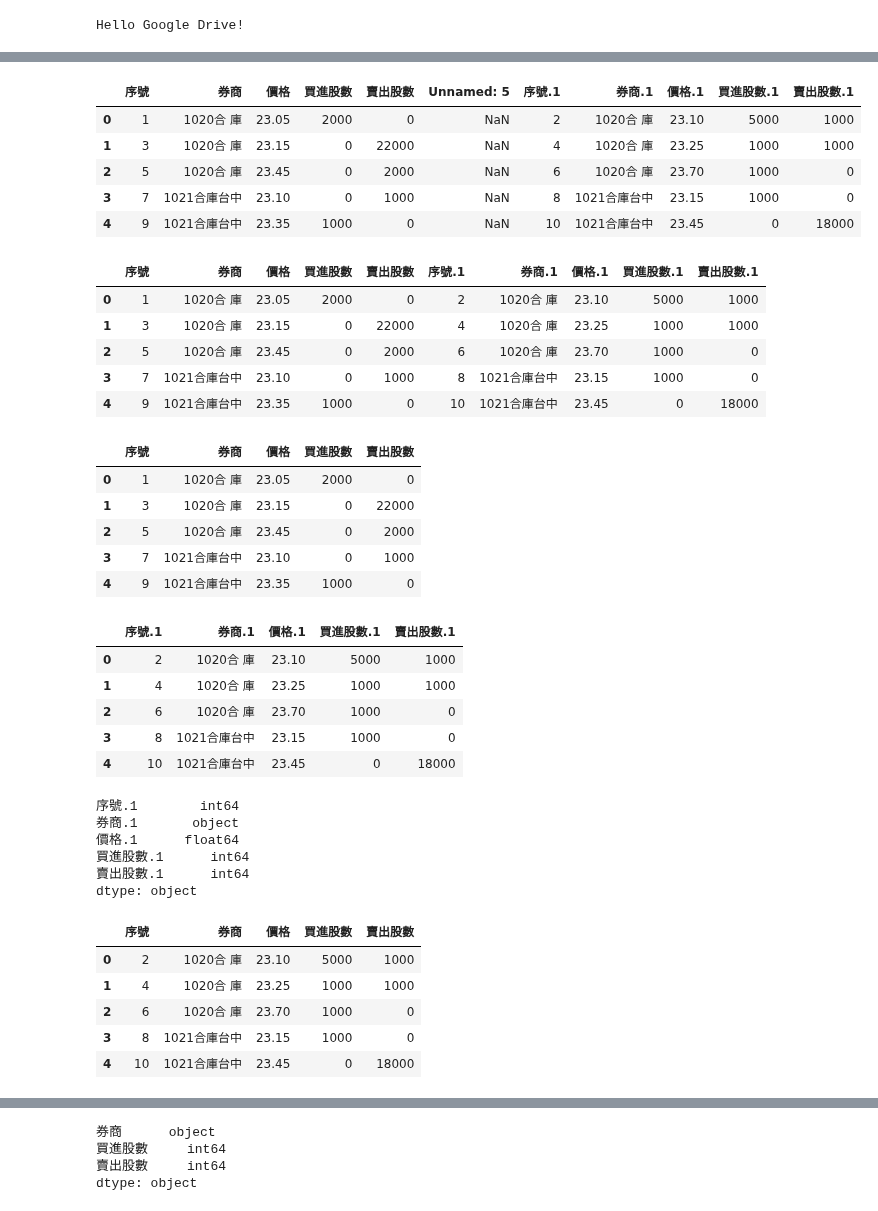
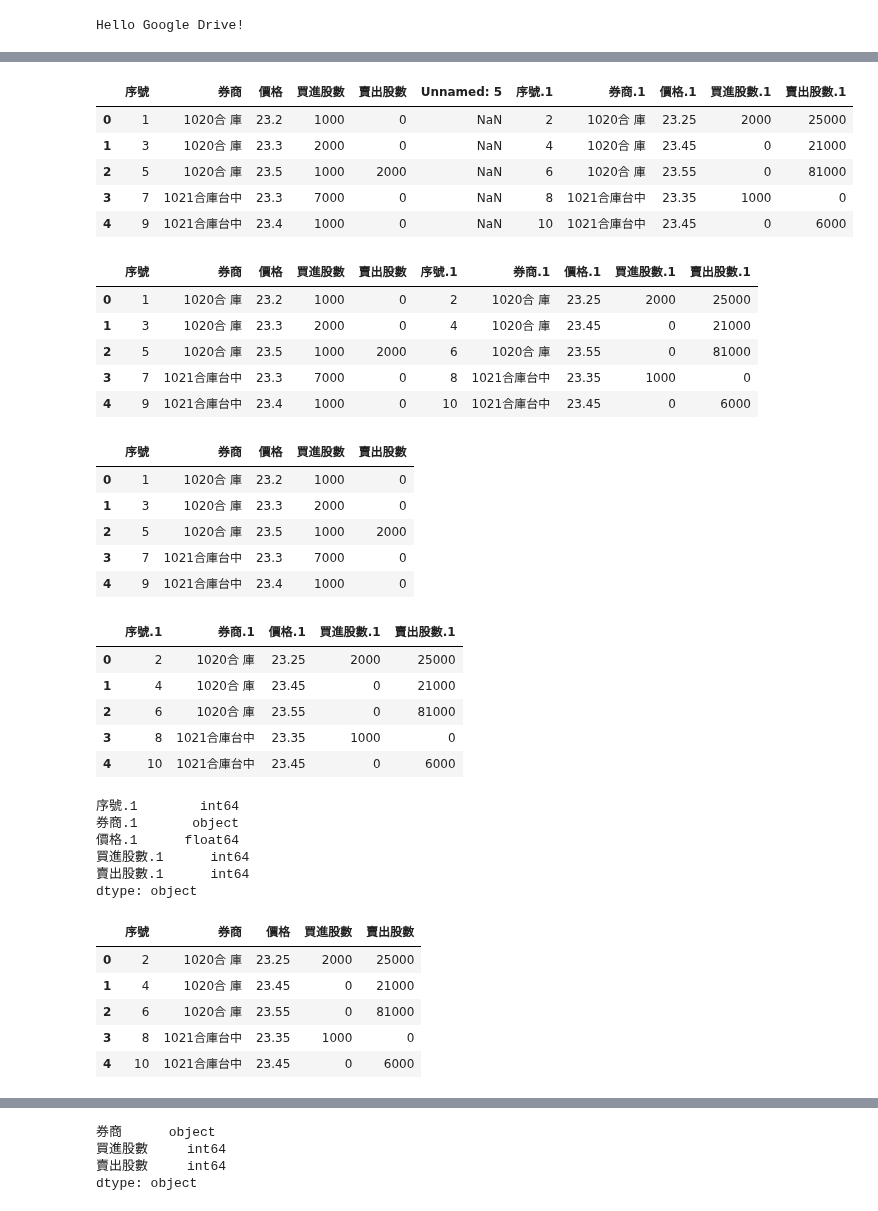
Before and after one commit to cwcheng0/practicepython, a Jupyter notebook: TaiwanStockCount.ipynb, the cells around one changed output, grey strips where cells are left out. Saved outputs shown, nothing was run; the diff lists cells and outputs as text; code cells hidden in the pictures.

```diff
--- a/TaiwanStockCount.ipynb
+++ b/TaiwanStockCount.ipynb
@@ -54,29 +60,29 @@ title: bnbdata, id: 1yWUzpFHcZDftSVqbCaepJVd9oGsm2pww
 # %%
 # Check first 5 rows in a file
 # from tabula import
-df = pd.read_csv('/content/gdrive/My Drive/ContestData/FinanceData/2353_20200827.csv',encoding='big5hkscs',skiprows=2)
+df = pd.read_csv('/content/gdrive/My Drive/ContestData/FinanceData/2353_20200828.csv',encoding='big5hkscs',skiprows=2)
 
 # Notice datatypes changed in some columns.
 # Check first few rows.
 df.head()
 # %% [output]
 |  | 序號 | 券商 | 價格 | 買進股數 | 賣出股數 | Unnamed: 5 | 序號.1 | 券商.1 | 價格.1 | 買進股數.1 | 賣出股數.1 |
-| 0 | 1 | 1020合 庫 | 23.05 | 2000 | 0 | NaN | 2 | 1020合 庫 | 23.10 | 5000 | 1000 |
-| 1 | 3 | 1020合 庫 | 23.15 | 0 | 22000 | NaN | 4 | 1020合 庫 | 23.25 | 1000 | 1000 |
-| 2 | 5 | 1020合 庫 | 23.45 | 0 | 2000 | NaN | 6 | 1020合 庫 | 23.70 | 1000 | 0 |
-| 3 | 7 | 1021合庫台中 | 23.10 | 0 | 1000 | NaN | 8 | 1021合庫台中 | 23.15 | 1000 | 0 |
-| 4 | 9 | 1021合庫台中 | 23.35 | 1000 | 0 | NaN | 10 | 1021合庫台中 | 23.45 | 0 | 18000 |
+| 0 | 1 | 1020合 庫 | 23.2 | 1000 | 0 | NaN | 2 | 1020合 庫 | 23.25 | 2000 | 25000 |
+| 1 | 3 | 1020合 庫 | 23.3 | 2000 | 0 | NaN | 4 | 1020合 庫 | 23.45 | 0 | 21000 |
+| 2 | 5 | 1020合 庫 | 23.5 | 1000 | 2000 | NaN | 6 | 1020合 庫 | 23.55 | 0 | 81000 |
+| 3 | 7 | 1021合庫台中 | 23.3 | 7000 | 0 | NaN | 8 | 1021合庫台中 | 23.35 | 1000 | 0 |
+| 4 | 9 | 1021合庫台中 | 23.4 | 1000 | 0 | NaN | 10 | 1021合庫台中 | 23.45 | 0 | 6000 |
 # %%
 # Drop some columns.
 df = df.drop(df.columns[[5]], axis=1)
 df.head()
 # %% [output]
 |  | 序號 | 券商 | 價格 | 買進股數 | 賣出股數 | 序號.1 | 券商.1 | 價格.1 | 買進股數.1 | 賣出股數.1 |
-| 0 | 1 | 1020合 庫 | 23.05 | 2000 | 0 | 2 | 1020合 庫 | 23.10 | 5000 | 1000 |
-| 1 | 3 | 1020合 庫 | 23.15 | 0 | 22000 | 4 | 1020合 庫 | 23.25 | 1000 | 1000 |
-| 2 | 5 | 1020合 庫 | 23.45 | 0 | 2000 | 6 | 1020合 庫 | 23.70 | 1000 | 0 |
-| 3 | 7 | 1021合庫台中 | 23.10 | 0 | 1000 | 8 | 1021合庫台中 | 23.15 | 1000 | 0 |
-| 4 | 9 | 1021合庫台中 | 23.35 | 1000 | 0 | 10 | 1021合庫台中 | 23.45 | 0 | 18000 |
+| 0 | 1 | 1020合 庫 | 23.2 | 1000 | 0 | 2 | 1020合 庫 | 23.25 | 2000 | 25000 |
+| 1 | 3 | 1020合 庫 | 23.3 | 2000 | 0 | 4 | 1020合 庫 | 23.45 | 0 | 21000 |
+| 2 | 5 | 1020合 庫 | 23.5 | 1000 | 2000 | 6 | 1020合 庫 | 23.55 | 0 | 81000 |
+| 3 | 7 | 1021合庫台中 | 23.3 | 7000 | 0 | 8 | 1021合庫台中 | 23.35 | 1000 | 0 |
+| 4 | 9 | 1021合庫台中 | 23.4 | 1000 | 0 | 10 | 1021合庫台中 | 23.45 | 0 | 6000 |
 # %%
 # Split fields into 2 files.
 # Copy files
@@ -86,22 +92,22 @@ df1 = df1.drop(df.columns[[5,6,7,8,9]], axis=1)
 df1.head()
 # %% [output]
 |  | 序號 | 券商 | 價格 | 買進股數 | 賣出股數 |
-| 0 | 1 | 1020合 庫 | 23.05 | 2000 | 0 |
-| 1 | 3 | 1020合 庫 | 23.15 | 0 | 22000 |
-| 2 | 5 | 1020合 庫 | 23.45 | 0 | 2000 |
-| 3 | 7 | 1021合庫台中 | 23.10 | 0 | 1000 |
-| 4 | 9 | 1021合庫台中 | 23.35 | 1000 | 0 |
+| 0 | 1 | 1020合 庫 | 23.2 | 1000 | 0 |
+| 1 | 3 | 1020合 庫 | 23.3 | 2000 | 0 |
+| 2 | 5 | 1020合 庫 | 23.5 | 1000 | 2000 |
+| 3 | 7 | 1021合庫台中 | 23.3 | 7000 | 0 |
+| 4 | 9 | 1021合庫台中 | 23.4 | 1000 | 0 |
 # %%
 # Do it again
 df2 = df2.drop(df2.columns[[0,1,2,3,4]], axis=1)
 df2.head()
 # %% [output]
 |  | 序號.1 | 券商.1 | 價格.1 | 買進股數.1 | 賣出股數.1 |
-| 0 | 2 | 1020合 庫 | 23.10 | 5000 | 1000 |
-| 1 | 4 | 1020合 庫 | 23.25 | 1000 | 1000 |
-| 2 | 6 | 1020合 庫 | 23.70 | 1000 | 0 |
-| 3 | 8 | 1021合庫台中 | 23.15 | 1000 | 0 |
-| 4 | 10 | 1021合庫台中 | 23.45 | 0 | 18000 |
+| 0 | 2 | 1020合 庫 | 23.25 | 2000 | 25000 |
+| 1 | 4 | 1020合 庫 | 23.45 | 0 | 21000 |
+| 2 | 6 | 1020合 庫 | 23.55 | 0 | 81000 |
+| 3 | 8 | 1021合庫台中 | 23.35 | 1000 | 0 |
+| 4 | 10 | 1021合庫台中 | 23.45 | 0 | 6000 |
 # %%
 # check datatypes
 df2.dtypes
@@ -118,11 +124,11 @@ df2.columns = ['序號', '券商', '價格', '買進股數', '賣出股數']
 df2.head()
 # %% [output]
 |  | 序號 | 券商 | 價格 | 買進股數 | 賣出股數 |
-| 0 | 2 | 1020合 庫 | 23.10 | 5000 | 1000 |
-| 1 | 4 | 1020合 庫 | 23.25 | 1000 | 1000 |
-| 2 | 6 | 1020合 庫 | 23.70 | 1000 | 0 |
-| 3 | 8 | 1021合庫台中 | 23.15 | 1000 | 0 |
-| 4 | 10 | 1021合庫台中 | 23.45 | 0 | 18000 |
+| 0 | 2 | 1020合 庫 | 23.25 | 2000 | 25000 |
+| 1 | 4 | 1020合 庫 | 23.45 | 0 | 21000 |
+| 2 | 6 | 1020合 庫 | 23.55 | 0 | 81000 |
+| 3 | 8 | 1021合庫台中 | 23.35 | 1000 | 0 |
+| 4 | 10 | 1021合庫台中 | 23.45 | 0 | 6000 |
 # %%
 # Check last row data
 df2.tail()
```
Also changed, not shown: parts of 17 cells of this notebook.
